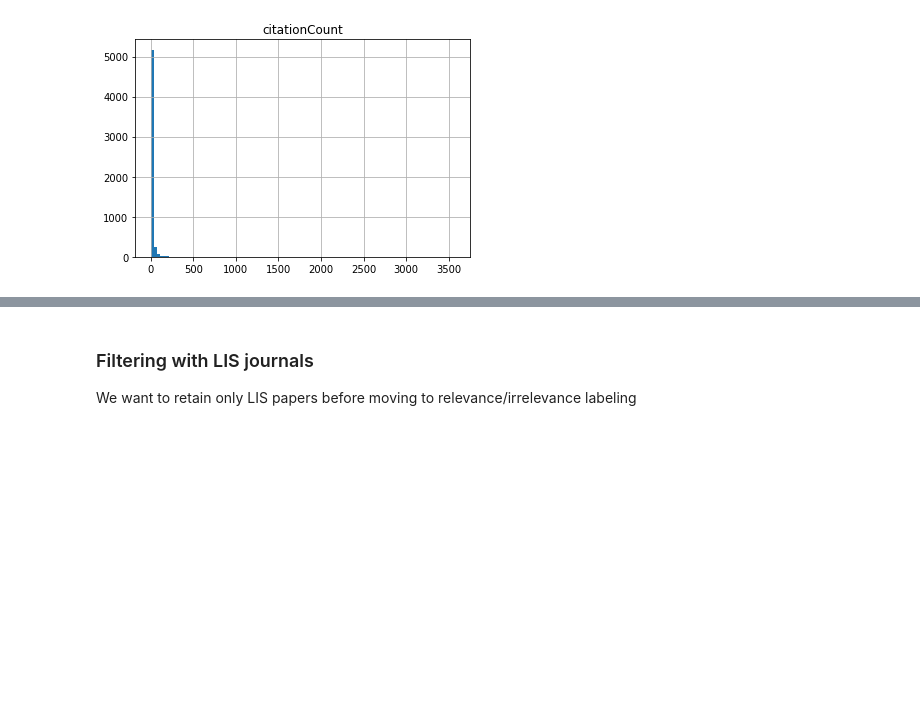
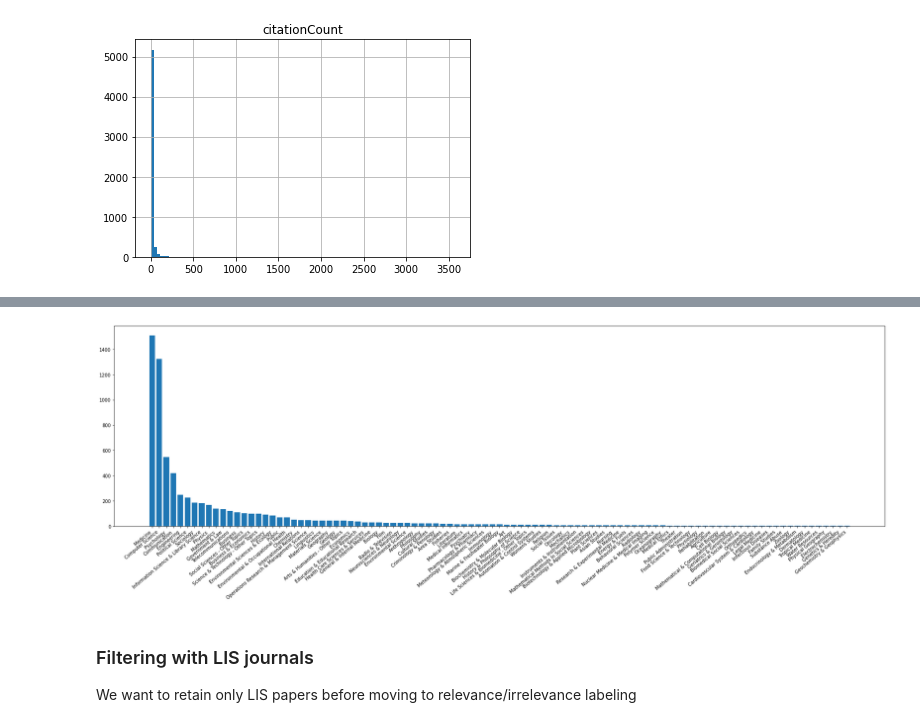
Before and after one commit to HuyenNguyenHelen/Misinformation, a Jupyter notebook: Data preprocessing/venue_null_fillin.ipynb, the cells around one changed output, grey strips where cells are left out. Drawn from its saved outputs; the diff is of its cells as text; code cells hidden in the pictures; blank space fills up the shorter version.

```diff
--- a/Data preprocessing/venue_null_fillin.ipynb
+++ b/Data preprocessing/venue_null_fillin.ipynb
@@ -527,10 +568,11 @@ print('citation count: min = %s, max = %s, mean = %s, median = %s' %(str(data.ci
 hist = data.hist(column = 'citationCount', bins=100)
 
 # write the file out
-out_final_p = r"C:\Users\huyen\OneDrive - UNT System\A_PhD_PATH\PROJECTS\Misinformation\Misinformation_literature_review\metadata\merged_all_data\journal+doi+abstract+year+citation+fieldofstudy_dropnull.csv"
+out_final_p = r"C:\Users\hn0139\OneDrive - UNT System\A_PhD_PATH\PROJECTS\Misinformation\Misinformation_literature_review\metadata\merged_all_data\journal+doi+abstract+year+citation+fieldofstudy_dropnull.csv"
 
 with open(out_final_p, 'w', encoding = 'utf-8', newline = '') as f:
     data.to_csv(f)
+
 # with open(out_final_p, 'r', encoding = 'utf-8', newline = '') as f:
 #     new_data = pd.read_csv(f)
 # new_data
@@ -555,0 +600,7 @@ citation count: min = 0.0, max = 3572.0, mean = 13.329036877909058, median = 3.0
+# %%
+out_final_p = r"C:\Users\hn0139\OneDrive - UNT System\A_PhD_PATH\PROJECTS\Misinformation\Misinformation_literature_review\metadata\merged_all_data\journal+doi+abstract+year+citation+fieldofstudy_dropnull.csv"
+
+with open(out_final_p, 'r', encoding = 'utf-8', newline = '') as f:
+    data = pd.read_csv(f)
+
+print('Number of null data: \n ', data.isnull().sum())
@@ -555,0 +622,12 @@ citation count: min = 0.0, max = 3572.0, mean = 13.329036877909058, median = 3.0
+# %%
+
+count_multi = 0
+all_fieldofstudy = []
+for fields in data.fieldsOfStudy:
+    fields = fields.replace(',', ';').replace("'", "").replace('[', '').replace(']', '')
+    if len(fields.split(';'))>1:
+        count_multi+=1
+        all_fieldofstudy.extend(fields.split(';'))
+    else:
+        all_fieldofstudy.append(fields)
+print(count_multi)
@@ -555,0 +636,10 @@ citation count: min = 0.0, max = 3572.0, mean = 13.329036877909058, median = 3.0
+# %%
+all_fieldofstudy = [field.strip() for field in all_fieldofstudy]
+count_fields = {}
+for item in all_fieldofstudy:
+    count_fields[item] = count_fields.get(item, 0)+1
+len(count_fields)
+sorted_count_fields = {k:v for k, v in sorted(count_fields.items(), key=lambda item: item[1], reverse=True) }
+slice_count_fields = {k:v for k, v in sorted_count_fields.items() if v>3}
+print(len(slice_count_fields))
+slice_count_fields
@@ -556,3 +665,12 @@ citation count: min = 0.0, max = 3572.0, mean = 13.329036877909058, median = 3.0
+# %%
+# print(all_fieldofstudy.value_counts())
+plt.figure(figsize=(30,8))
+plt.bar(range(len(slice_count_fields)), list(slice_count_fields.values()), tick_label= list(slice_count_fields.keys()))
+plt.xticks(rotation = 40, ha = 'right')
+# plt.tick_params(axis='both', which='minor', labelsize=4)
+plt.show()
+# %% [output]
+[figure, added]
 # %% [markdown]
 ### Filtering with LIS journals
 We want to retain only LIS papers before moving to relevance/irrelevance labeling
```
Also changed, not shown: parts of 6 cells of this notebook.
